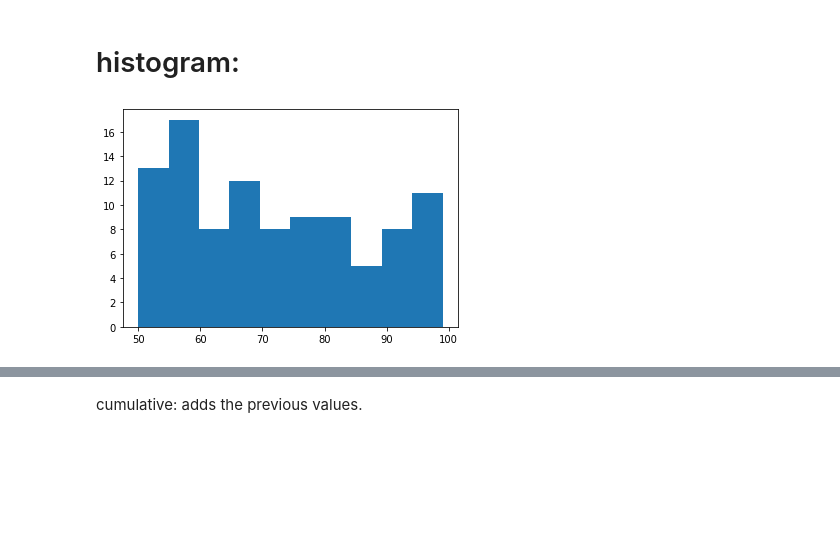
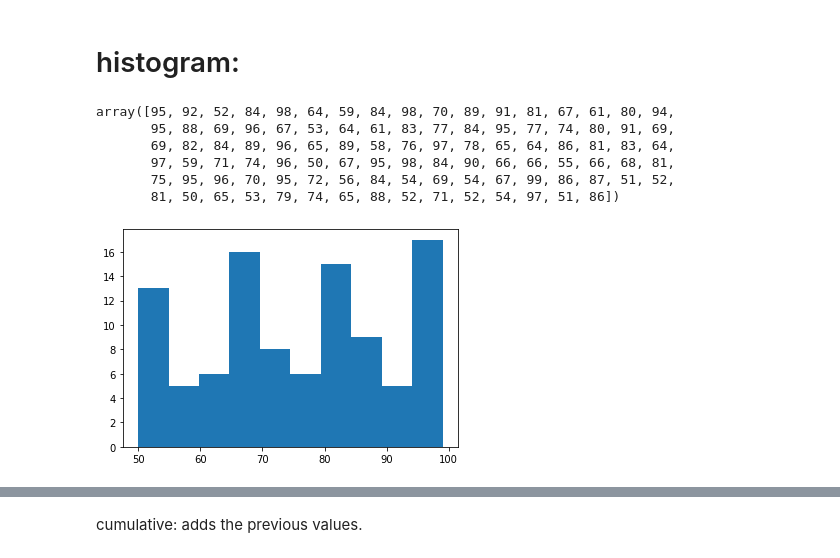
Before and after one commit to sidharth-ds/Data-Visualizations, a Jupyter notebook: Matplotlib_1.ipynb, the cells around one changed output, grey strips where cells are left out. Saved outputs shown, nothing was run; the diff lists cells and outputs as text; code cells hidden in the pictures; blank space fills up the shorter version.

```diff
--- a/Matplotlib_1.ipynb
+++ b/Matplotlib_1.ipynb
@@ -228,9 +228,19 @@ plt.show()
 [figure]
 # %% [markdown]
 # histogram:
+# %%
+x = np.random.randint(50,100,size=100)
+x
+# %% [output]
+array([95, 92, 52, 84, 98, 64, 59, 84, 98, 70, 89, 91, 81, 67, 61, 80, 94,
+       95, 88, 69, 96, 67, 53, 64, 61, 83, 77, 84, 95, 77, 74, 80, 91, 69,
+       69, 82, 84, 89, 96, 65, 89, 58, 76, 97, 78, 65, 64, 86, 81, 83, 64,
+       97, 59, 71, 74, 96, 50, 67, 95, 98, 84, 90, 66, 66, 55, 66, 68, 81,
+       75, 95, 96, 70, 95, 72, 56, 84, 54, 69, 54, 67, 99, 86, 87, 51, 52,
+       81, 50, 65, 53, 79, 74, 65, 88, 52, 71, 52, 54, 97, 51, 86])
 # %%
-plt.hist(y)   # x-axis is automatic
+plt.hist(x)   # y-axis is automatic, since it is a count
 plt.show()
 # %% [output]
-[figure, old version]
+[figure, new version]
 # %%
```
Also changed, not shown: parts of 9 cells of this notebook.
